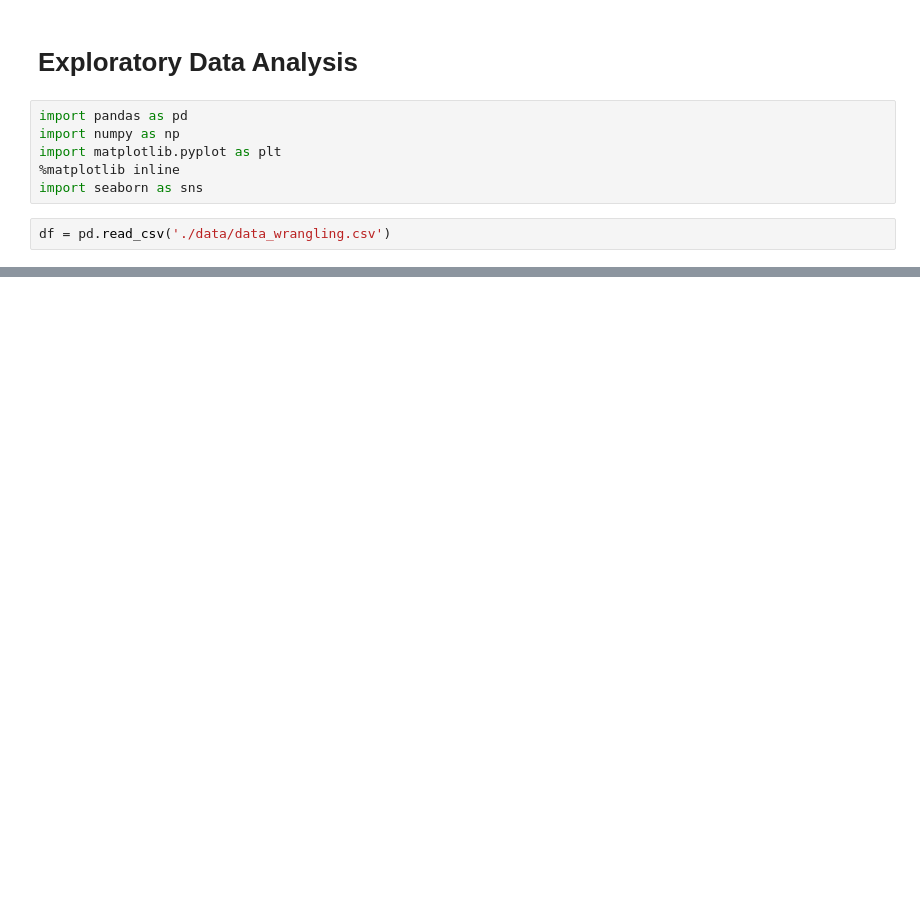
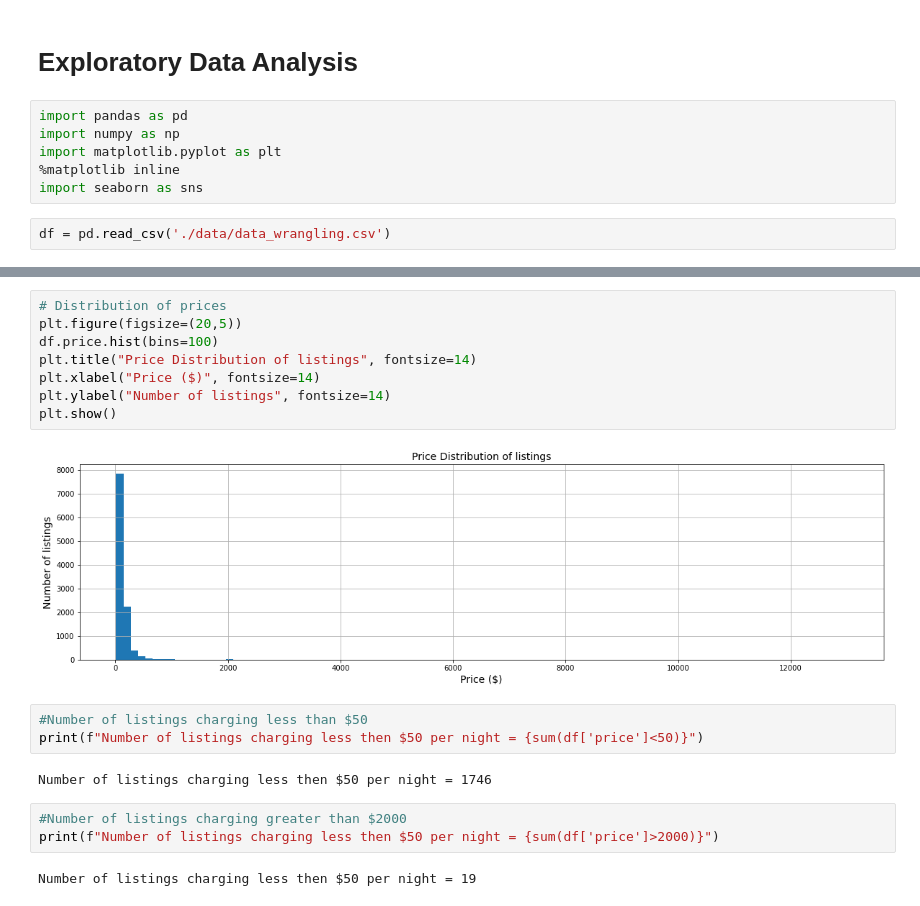
Before and after one commit to GKPSingh/Toronto-Airbnb, a Jupyter notebook: Data_EDA.ipynb, the cells around one changed output, grey strips where cells are left out. Saved outputs shown, nothing was run; the diff lists cells and outputs as text; blank space fills up the shorter version.

```diff
--- a/Data_EDA.ipynb
+++ b/Data_EDA.ipynb
@@ -47,0 +71,20 @@ ax = sns.heatmap(dfcorr, annot= True)
+# %%
+# Distribution of prices
+plt.figure(figsize=(20,5))
+df.price.hist(bins=100)
+plt.title("Price Distribution of listings", fontsize=14)
+plt.xlabel("Price ($)", fontsize=14)
+plt.ylabel("Number of listings", fontsize=14)
+plt.show()
+# %% [output]
+[figure, added]
+# %%
+#Number of listings charging less than $50
+print(f"Number of listings charging less then $50 per night = {sum(df['price']<50)}")
+# %% [output]
+Number of listings charging less then $50 per night = 1746
+# %%
+#Number of listings charging greater than $2000
+print(f"Number of listings charging less then $50 per night = {sum(df['price']>2000)}")
+# %% [output]
+Number of listings charging less then $50 per night = 19
```
Also changed, not shown: parts of 13 cells of this notebook.
